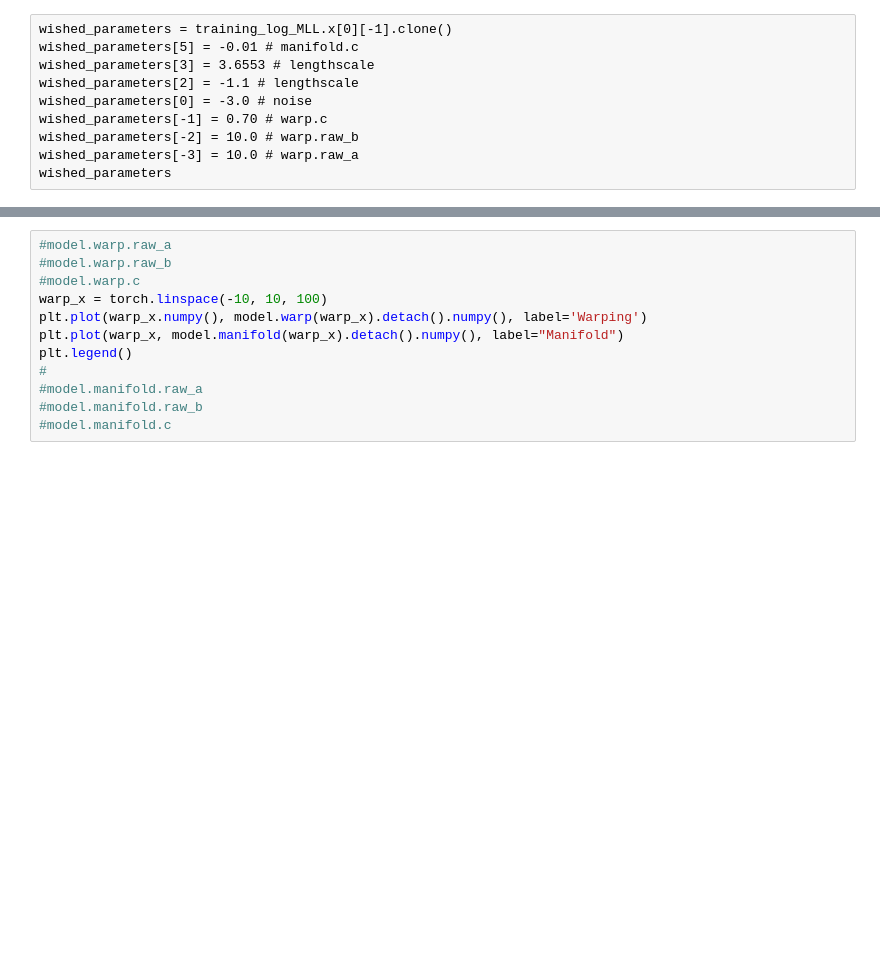
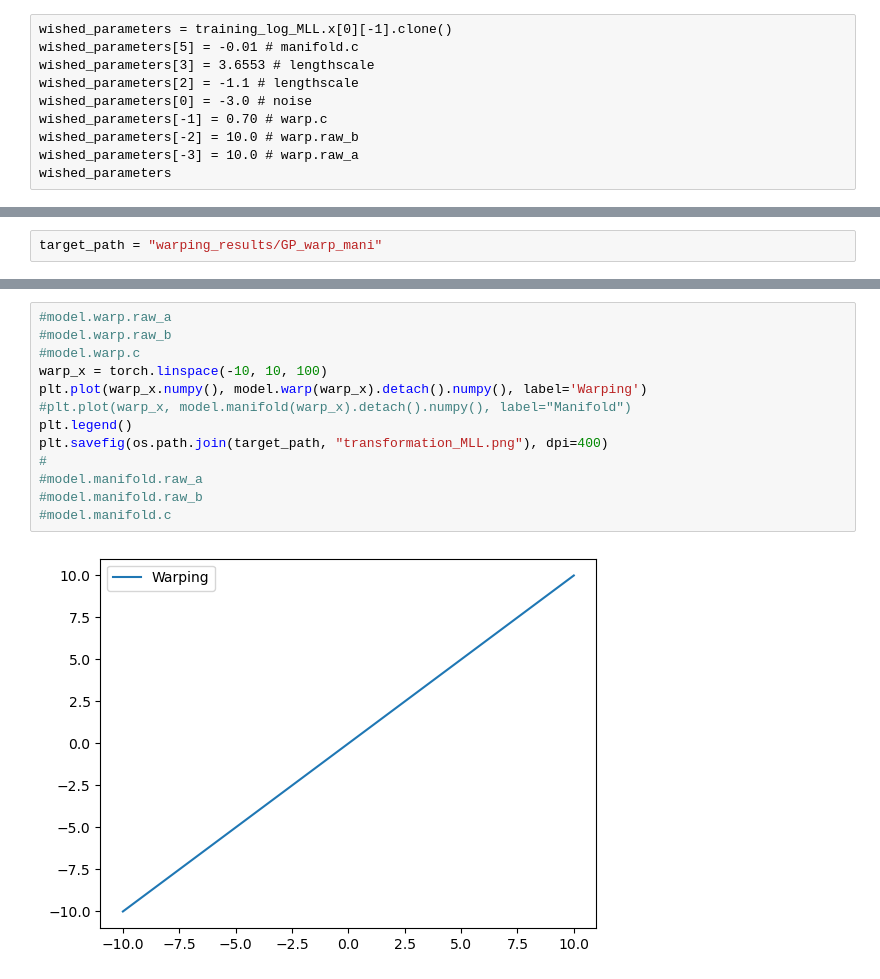
Before and after one commit to ABesginow/LaplaceKernelSearch, a Jupyter notebook: scripts/warping_test.ipynb, the cells around one changed output, grey strips where cells are left out. Cells and saved outputs as stored; diff of their text form; blank space fills up the shorter version.

```diff
--- a/scripts/warping_test.ipynb
+++ b/scripts/warping_test.ipynb
@@ -421,0 +762,2 @@ model.apply_warp()
+# %%
+target_path = "warping_results/GP_warp_mani"
@@ -428,15 +817,18 @@ print([p.item() for p in list(model.parameters())])
 # %%
 #model.warp.raw_a
 #model.warp.raw_b
 #model.warp.c
 warp_x = torch.linspace(-10, 10, 100)
 plt.plot(warp_x.numpy(), model.warp(warp_x).detach().numpy(), label='Warping')
-plt.plot(warp_x, model.manifold(warp_x).detach().numpy(), label="Manifold")
+#plt.plot(warp_x, model.manifold(warp_x).detach().numpy(), label="Manifold")
 plt.legend()
+plt.savefig(os.path.join(target_path, "transformation_MLL.png"), dpi=400)
 #
 #model.manifold.raw_a
 #model.manifold.raw_b
 #model.manifold.c
+# %% [output]
+[figure, added]
 # %%
 
 if "coords" in locals() and coords.ndim >1:
```
Also changed, not shown: parts of 38 cells of this notebook, 2 other files.
